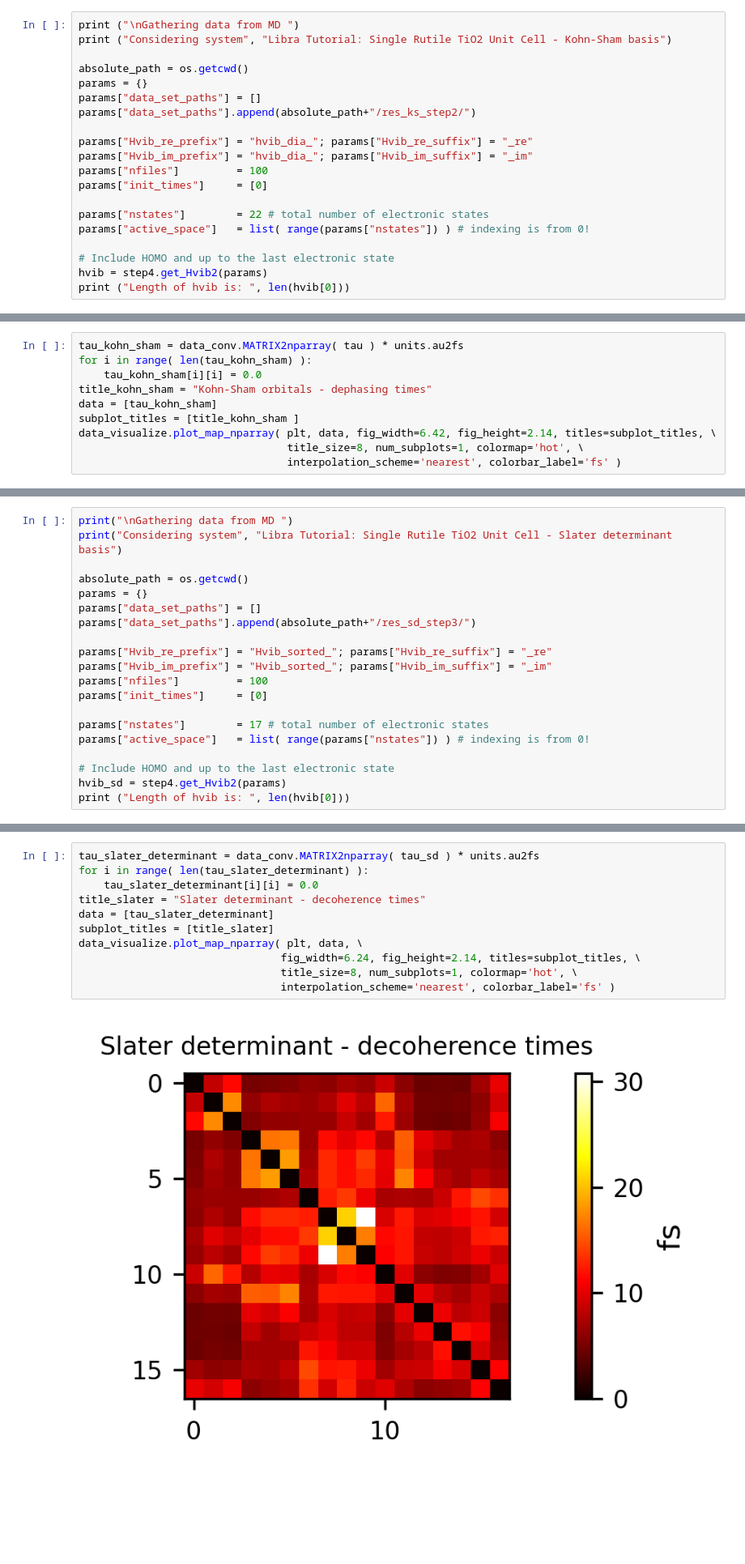
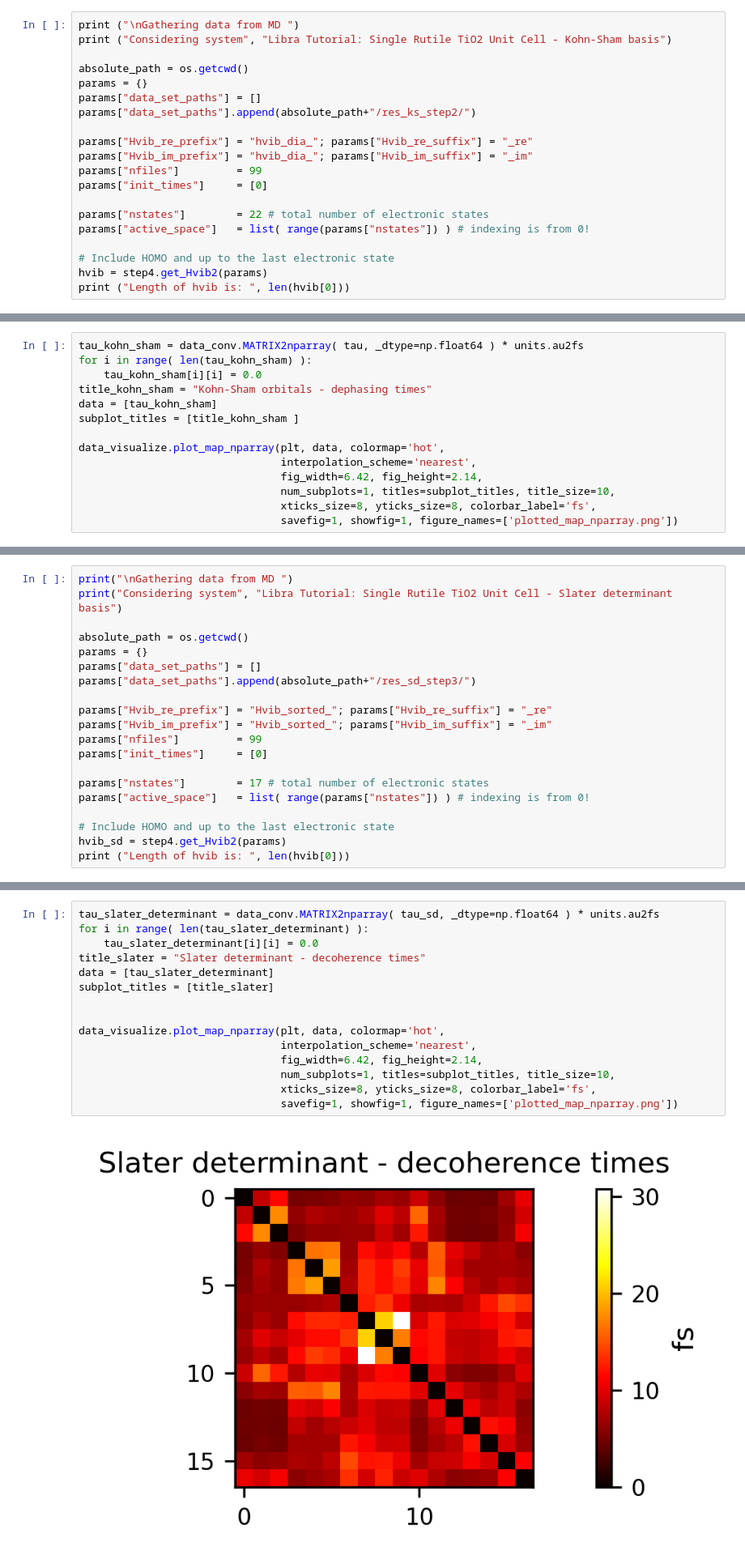
Before and after one commit to compchem-cybertraining/Tutorials_Libra, a Jupyter notebook: 6_dynamics/2_nbra_workflows/5_step4/1_initialize_data/tutorial.ipynb, the cells around one changed output, grey strips where cells are left out. Shown at 81% size. Drawn from its saved outputs; the diff is of its cells as text; blank space fills up the shorter version.

```diff
--- a/6_dynamics/2_nbra_workflows/5_step4/1_initialize_data/tutorial.ipynb
+++ b/6_dynamics/2_nbra_workflows/5_step4/1_initialize_data/tutorial.ipynb
@@ -154,7 +155,7 @@ params["data_set_paths"].append(absolute_path+"/res_ks_step2/")
 
 params["Hvib_re_prefix"] = "hvib_dia_"; params["Hvib_re_suffix"] = "_re"
 params["Hvib_im_prefix"] = "hvib_dia_"; params["Hvib_im_suffix"] = "_im"
-params["nfiles"]         = 100
+params["nfiles"]         = 99
 params["init_times"]     = [0]
 
 params["nstates"]        = 22 # total number of electronic states
@@ -326,13 +327,17 @@ params["nsteps"] = [?]
 
 We are now going to plot the decoherence times. Below is a code snippet plot the decoherence times in matplotlib. Please notice how elements of Libra MATRIX data is extract using the feature ".get(i,j)", where i and j are elements of the MATRIX we wish to extract. The trajectory averaged dephasing times between the Kohn-Sham orbitals is visualized using Libra's data_visualize module. Here, we use the function plot_map_nparray(..)
 # %%
-tau_kohn_sham = data_conv.MATRIX2nparray( tau ) * units.au2fs
+tau_kohn_sham = data_conv.MATRIX2nparray( tau, _dtype=np.float64 ) * units.au2fs
 for i in range( len(tau_kohn_sham) ):
     tau_kohn_sham[i][i] = 0.0
 title_kohn_sham = "Kohn-Sham orbitals - dephasing times"
 data = [tau_kohn_sham]
 subplot_titles = [title_kohn_sham ]
-data_visualize.plot_map_nparray( plt, data, fig_width=6.42, fig_height=2.14, titles=subplot_titles, \
-                                 title_size=8, num_subplots=1, colormap='hot', \
-                                 interpolation_scheme='nearest', colorbar_label='fs' )
+
+data_visualize.plot_map_nparray(plt, data, colormap='hot',
+                                interpolation_scheme='nearest',
+                                fig_width=6.42, fig_height=2.14,
+                                num_subplots=1, titles=subplot_titles, title_size=10,
+                                xticks_size=8, yticks_size=8, colorbar_label='fs',
+                                savefig=1, showfig=1, figure_names=['plotted_map_nparray.png'])
 # %% [output]
@@ -370,7 +375,7 @@ params["data_set_paths"].append(absolute_path+"/res_sd_step3/")
 
 params["Hvib_re_prefix"] = "Hvib_sorted_"; params["Hvib_re_suffix"] = "_re"
 params["Hvib_im_prefix"] = "Hvib_sorted_"; params["Hvib_im_suffix"] = "_im"
-params["nfiles"]         = 100
+params["nfiles"]         = 99
 params["init_times"]     = [0]
 
 params["nstates"]        = 17 # total number of electronic states
@@ -454,18 +459,22 @@ Dephasing time between states 0 and 1 is  8.480358651664996
 
 We will use the same plotting script as above but adjusted for the new variable names.
 # %%
-tau_slater_determinant = data_conv.MATRIX2nparray( tau_sd ) * units.au2fs
+tau_slater_determinant = data_conv.MATRIX2nparray( tau_sd, _dtype=np.float64 ) * units.au2fs
 for i in range( len(tau_slater_determinant) ):
     tau_slater_determinant[i][i] = 0.0
 title_slater = "Slater determinant - decoherence times"
 data = [tau_slater_determinant]
 subplot_titles = [title_slater]
-data_visualize.plot_map_nparray( plt, data, \
-                                fig_width=6.24, fig_height=2.14, titles=subplot_titles, \
-                                title_size=8, num_subplots=1, colormap='hot', \
-                                interpolation_scheme='nearest', colorbar_label='fs' )
+
+
+data_visualize.plot_map_nparray(plt, data, colormap='hot',
+                                interpolation_scheme='nearest',
+                                fig_width=6.42, fig_height=2.14,
+                                num_subplots=1, titles=subplot_titles, title_size=10,
+                                xticks_size=8, yticks_size=8, colorbar_label='fs',
+                                savefig=1, showfig=1, figure_names=['plotted_map_nparray.png'])
 # %% [output]
-[figure, old version]
+[figure, new version]
 # %% [markdown]
 ### Exercise 3<a name="exercise3"></a>
 [Return to TOC](#toc)
```
Also changed, not shown: parts of 4 cells of this notebook, 1 other file.
